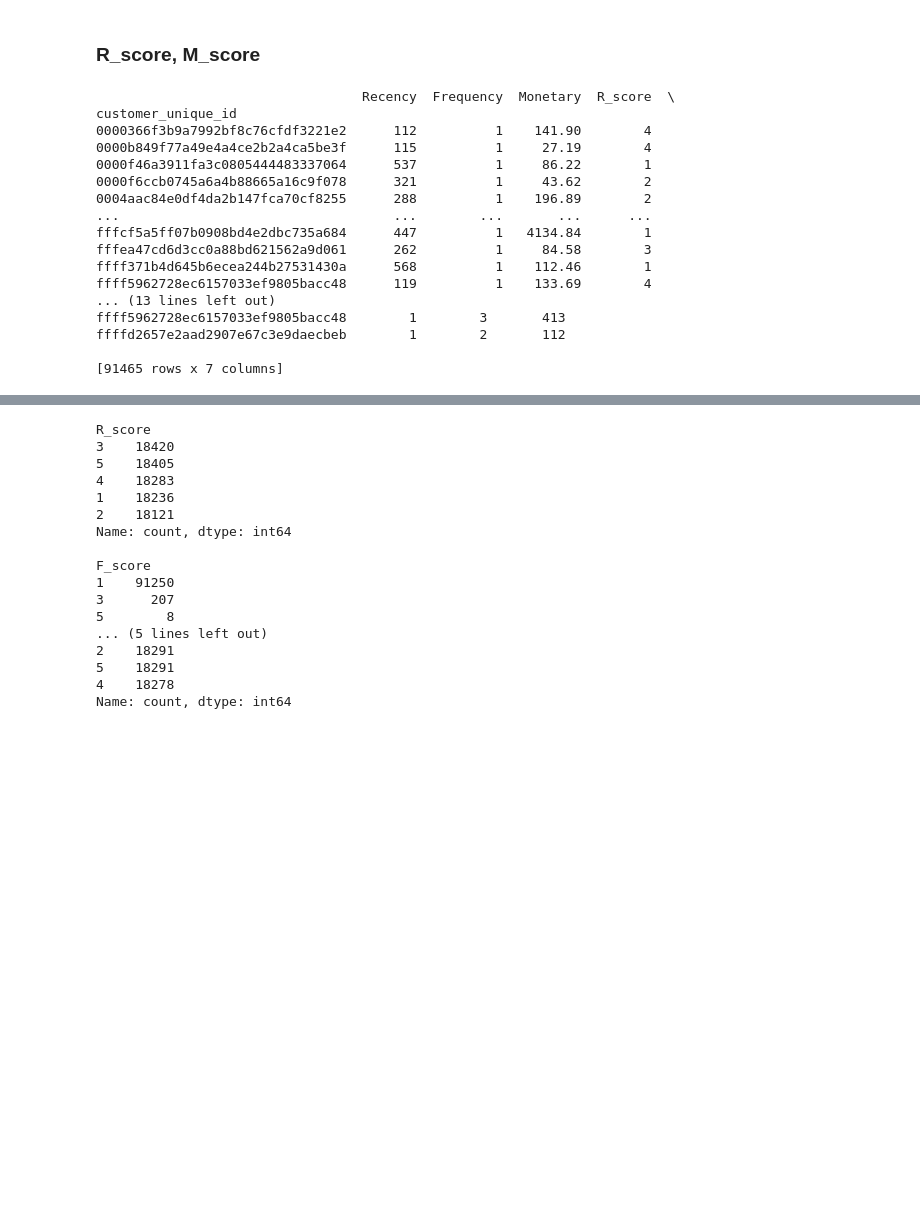
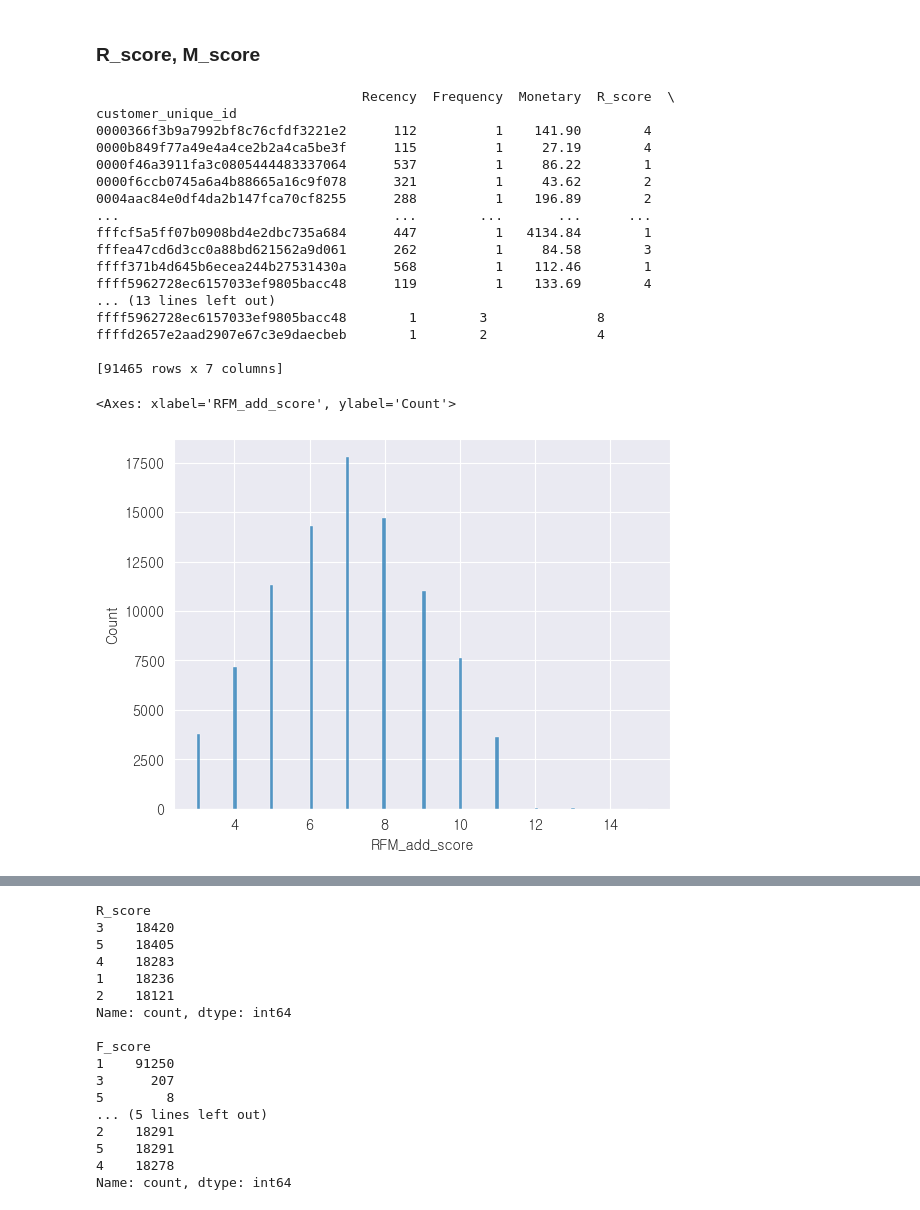
Before and after one commit to jinijini20/SKN14-2nd-5Team, a Jupyter notebook: JenoJungKyu/final_df.ipynb, the cells around one changed output, grey strips where cells are left out. Saved outputs shown, nothing was run; the diff lists cells and outputs as text; code cells hidden in the pictures; blank space fills up the shorter version.

```diff
--- a/JenoJungKyu/final_df.ipynb
+++ b/JenoJungKyu/final_df.ipynb
@@ -316,14 +315,14 @@ rfm_df['R_score'] = (5 - rfm_df['R_quantile']).astype(int)  # Recency는 낮을
 rfm_df['M_score'] = (1 + rfm_df['M_quantile']).astype(int)
 
 # 최종 RFM Score 조합
-rfm_df['RFM_score'] = (
-    rfm_df['R_score'].astype(str) +
-    rfm_df['F_score'].astype(str) +
-    rfm_df['M_score'].astype(str)
+rfm_df['RFM_add_score'] = (
+    rfm_df['R_score']+ #.astype(str) +
+    rfm_df['F_score']+ #.astype(str) +
+    rfm_df['M_score']#.astype(str)
 )
 
 # 결과 출력
-print(rfm_df[['Recency', 'Frequency', 'Monetary', 'R_score', 'F_score', 'M_score', 'RFM_score']])
+print(rfm_df[['Recency', 'Frequency', 'Monetary', 'R_score', 'F_score', 'M_score', 'RFM_add_score']])
 # %% [output]
                                   Recency  Frequency  Monetary  R_score  \
 customer_unique_id
@@ -338,7 +337,46 @@ fffea47cd6d3cc0a88bd621562a9d061      262          1     84.58        3
 ffff371b4d645b6ecea244b27531430a      568          1    112.46        1
 ffff5962728ec6157033ef9805bacc48      119          1    133.69        4
 ... (13 lines left out)
-ffff5962728ec6157033ef9805bacc48        1        3       413
-ffffd2657e2aad2907e67c3e9daecbeb        1        2       112
+ffff5962728ec6157033ef9805bacc48        1        3              8
+ffffd2657e2aad2907e67c3e9daecbeb        1        2              4
 
 [91465 rows x 7 columns]
+# %%
+import numpy as np
+
+# 로그 변환 + 정규화
+rfm_df['R_log'] = np.log1p(rfm_df['Recency'])     # log1p = log(1 + x)
+rfm_df['F_log'] = np.log1p(rfm_df['Frequency'])
+rfm_df['M_log'] = np.log1p(rfm_df['Monetary'])
+
+# 정규화 (0~1 스케일)
+rfm_df['R_norm'] = rfm_df['R_log'] / rfm_df['R_log'].max()
+rfm_df['F_norm'] = rfm_df['F_log'] / rfm_df['F_log'].max()
+rfm_df['M_norm'] = rfm_df['M_log'] / rfm_df['M_log'].max()
+
+# 가중치 정의 (작게)
+weights = {'R': 0.1, 'F': 0.1, 'M': 0.1}
+
+# weighted score (작은 값 유지)
+rfm_df['RFM_score'] = (
+    weights['R'] * rfm_df['R_norm'] +
+    weights['F'] * rfm_df['F_norm'] +
+    weights['M'] * rfm_df['M_norm']
+)
+
+
+#
+# from sklearn.preprocessing import StandardScaler
+#
+# scaler = StandardScaler()
+# rfm_scaled = scaler.fit_transform(rfm_df[['Recency', 'Frequency', 'Monetary']])
+# rfm_df[['R_z', 'F_z', 'M_z']] = rfm_scaled
+#
+# # 가중치 부여 (아주 작은 비율)
+# rfm_df['RFM_score'] = 0.05 * rfm_df['R_z'] + 0.05 * rfm_df['F_z'] + 0.05 * rfm_df['M_z']
+# %%
+sns.histplot(rfm_df['RFM_add_score'])
+# 5까지는
+# %% [output]
+<Axes: xlabel='RFM_add_score', ylabel='Count'>
+[figure, added]
```
Also changed, not shown: parts of 33 cells of this notebook, 1 other file.
